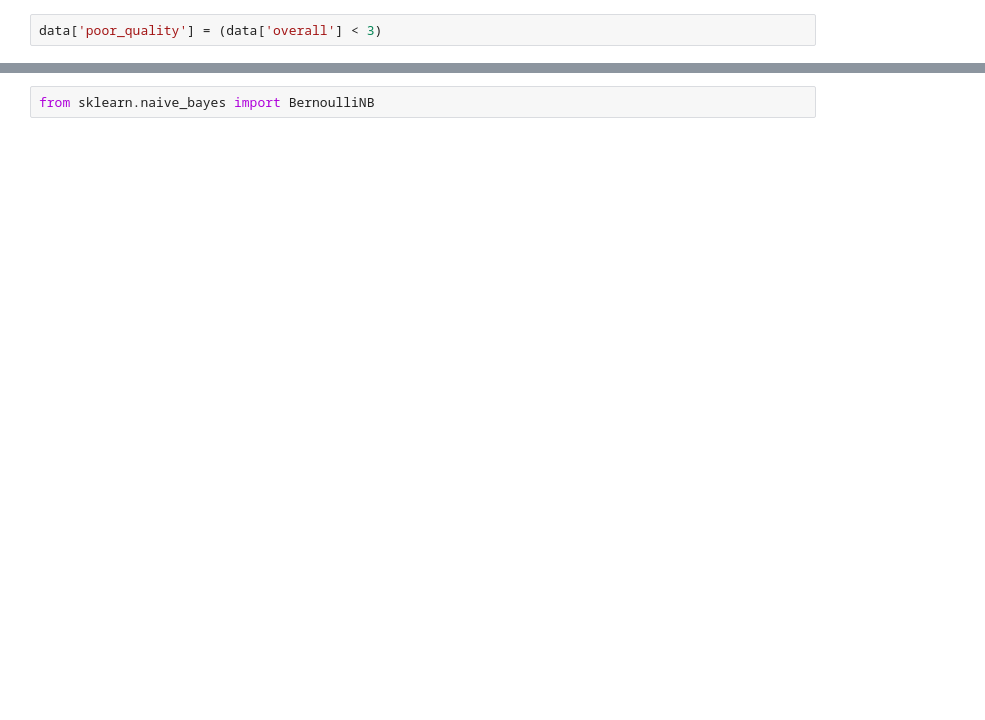
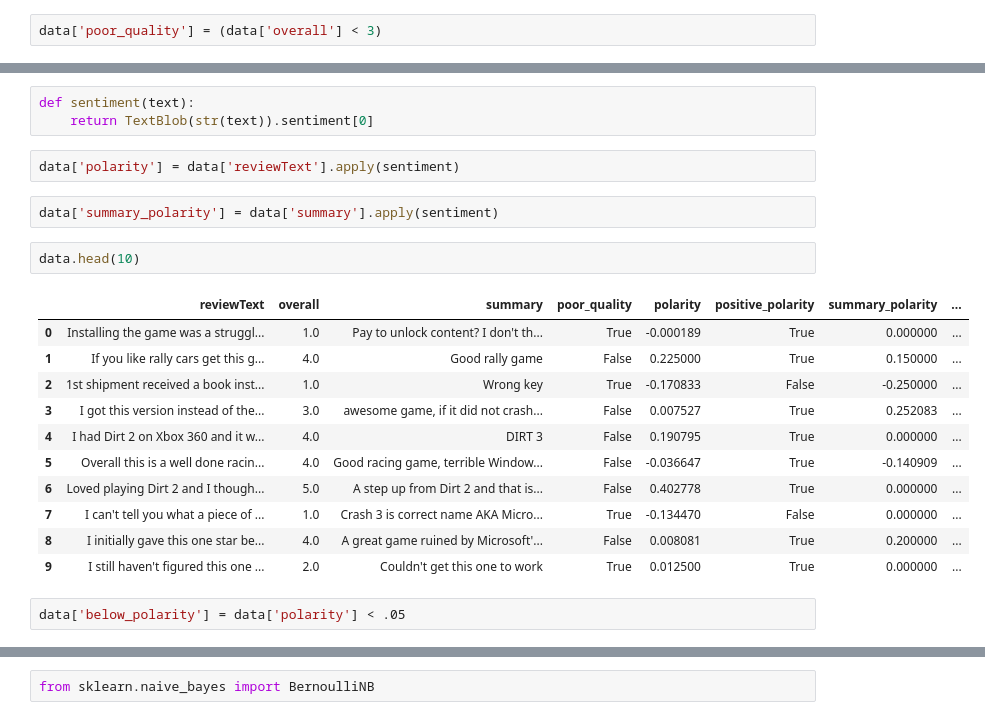
Before and after one commit to WolfgangHall/supervised_learning, a Jupyter notebook: amazon_reviews/amazon_reviews_classifier.ipynb, the cells around one changed output, grey strips where cells are left out. Cells and saved outputs as stored; diff of their text form; blank space fills up the shorter version.

```diff
--- a/amazon_reviews/amazon_reviews_classifier.ipynb
+++ b/amazon_reviews/amazon_reviews_classifier.ipynb
@@ -109,0 +89,23 @@ data.head()
+# %%
+def sentiment(text):
+    return TextBlob(str(text)).sentiment[0]
+# %%
+data['polarity'] = data['reviewText'].apply(sentiment)
+# %%
+data['summary_polarity'] = data['summary'].apply(sentiment)
+# %%
+data.head(10)
+# %% [output]
+|  | reviewText | overall | summary | poor_quality | polarity | positive_polarity | summary_polarity | ... |
+| 0 | Installing the game was a struggl... | 1.0 | Pay to unlock content? I don't th... | True | -0.000189 | True | 0.000000 | ... |
+| 1 | If you like rally cars get this g... | 4.0 | Good rally game | False | 0.225000 | True | 0.150000 | ... |
+| 2 | 1st shipment received a book inst... | 1.0 | Wrong key | True | -0.170833 | False | -0.250000 | ... |
+| 3 | I got this version instead of the... | 3.0 | awesome game, if it did not crash... | False | 0.007527 | True | 0.252083 | ... |
+| 4 | I had Dirt 2 on Xbox 360 and it w... | 4.0 | DIRT 3 | False | 0.190795 | True | 0.000000 | ... |
+| 5 | Overall this is a well done racin... | 4.0 | Good racing game, terrible Window... | False | -0.036647 | True | -0.140909 | ... |
+| 6 | Loved playing Dirt 2 and I though... | 5.0 | A step up from Dirt 2 and that is... | False | 0.402778 | True | 0.000000 | ... |
+| 7 | I can't tell you what a piece of ... | 1.0 | Crash 3 is correct name AKA Micro... | True | -0.134470 | False | 0.000000 | ... |
+| 8 | I initially gave this one star be... | 4.0 | A great game ruined by Microsoft'... | False | 0.008081 | True | 0.200000 | ... |
+| 9 | I still haven't figured this one ... | 2.0 | Couldn't get this one to work | True | 0.012500 | True | 0.000000 | ... |
+# %%
+data['below_polarity'] = data['polarity'] < .05
```
Also changed, not shown: parts of 11 cells of this notebook, 1 other file.
